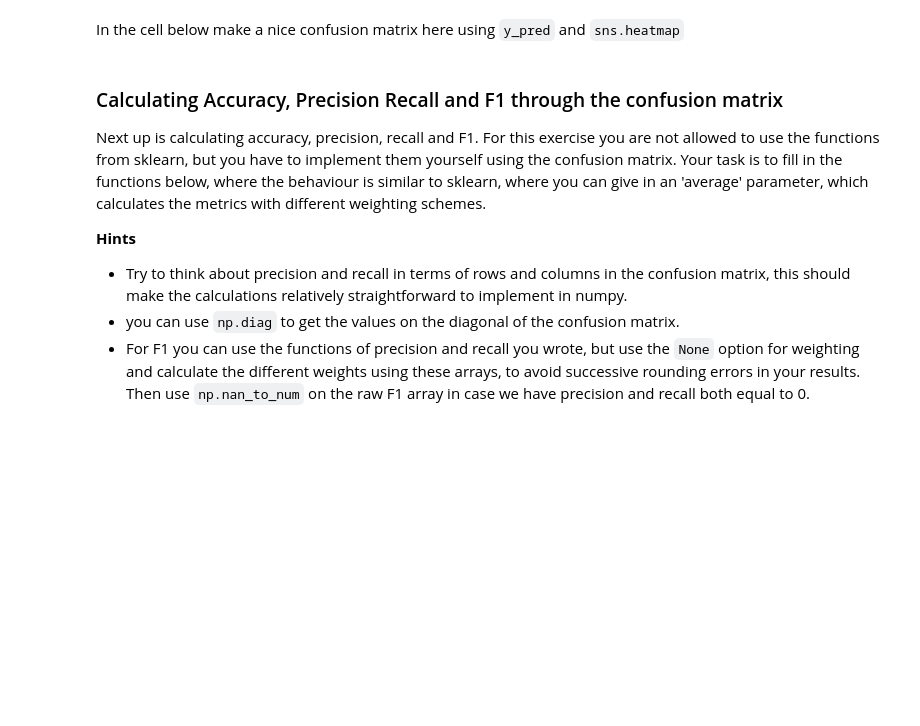
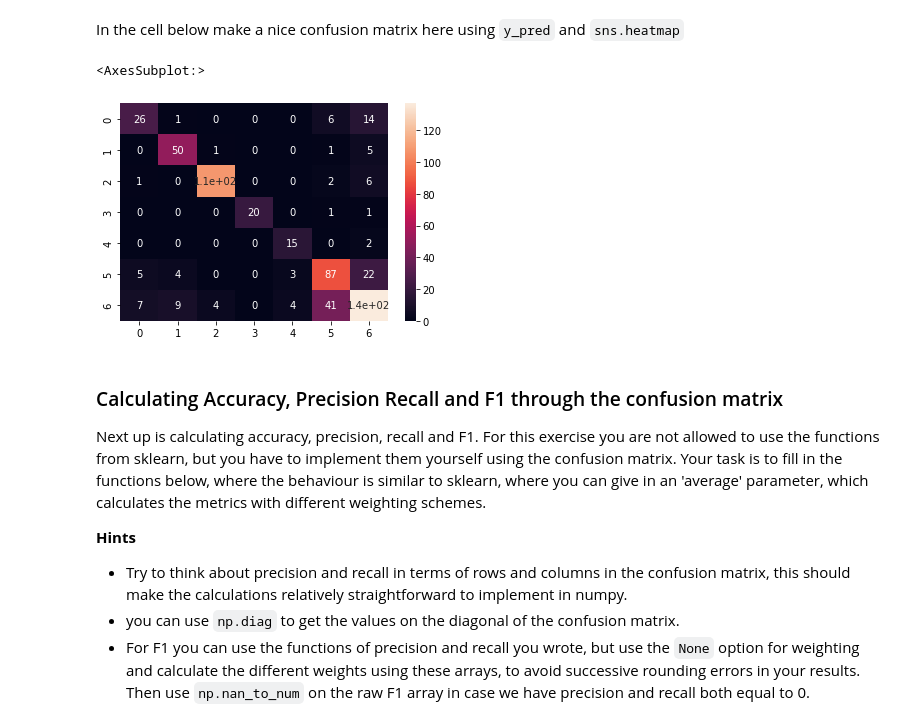
Before and after one commit to basten-leeftink/Toegepaste-Machene-Learning-Basten, a Jupyter notebook: Week3/AssignmentWeek3.ipynb, the cells around one changed output. Drawn from its saved outputs; the diff is of its cells as text; code cells hidden in the pictures; blank space fills up the shorter version.

```diff
--- a/Week3/AssignmentWeek3.ipynb
+++ b/Week3/AssignmentWeek3.ipynb
@@ -172,9 +218,7 @@ Now that we have added the target column to the data we can create the train tes
 # %%
 # start up split
 from sklearn.model_selection import train_test_split
-train_X, test_X, train_y, test_y = None, None, None, None
-
-#WRITE YOUR CODE HERE
+train_X, test_X, train_y, test_y = train_test_split(new_df.drop('target', axis=1), new_df['target'], test_size=0.3, train_size= 0.7, random_state=0, stratify=new_df['target'])
 # %%
 # run the following print statements, if the proportions are similar
 # it means that stratification is working correctly
@@ -187,3 +251,6 @@ print(pd.Series(test_y).value_counts(normalize=True))
+# %%
+train_X=(train_X-train_X.mean())/train_X.std()
+test_X=(test_X-test_X.mean())/test_X.std()
 # %% [markdown]
 Next up is running the K Nearest Neighbours algorithm on the data, complete the function below, where you are allowed to use the sklearn function `KNeighborsClassifier`, we do this in a fucntion so that we can experiment with parameters later if we want to.
 # %%
@@ -192,8 +259,10 @@ from sklearn.neighbors import KNeighborsClassifier
 
 def knn_predict(train_features, train_labels, test_features, num_neighbors=5):
     y_pred = None
+
     classifier = KNeighborsClassifier(n_neighbors=num_neighbors)
-    #WRITE YOUR CODE HERE
+    classifier.fit(train_features,train_labels)
+    y_pred = classifier.predict(test_features)
 
     return np.array(y_pred)
 
@@ -215,6 +284,14 @@ def construct_confusion_matrix(gold_standard_labels, predicted_labels):
     # the size of the number of labels in the gold standard, understand why?
     number_of_classes = len(np.unique(gold_standard_labels))
     confusion_matrix = np.zeros((number_of_classes, number_of_classes))
+    list_classes = gold_standard_labels.to_list()
 
-    #WRITE YOUR CODE HERE
+
+    for index in range(len(gold_standard_labels)):
+        index_true = list_classes[index]
+        index_predicted = predicted_labels[index]
+        confusion_matrix[index_true][index_predicted] += 1
+
     return confusion_matrix
+
+construct_confusion_matrix(test_y, y_pred)
@@ -222,6 +307,12 @@ def construct_confusion_matrix(gold_standard_labels, predicted_labels):
 In the cell below make a nice confusion matrix here using `y_pred` and `sns.heatmap`
 # %%
 #WRITE YOUR CODE HERE
+import seaborn as sns
+
+sns.heatmap(construct_confusion_matrix(test_y, y_pred), annot=True)
+# %% [output]
+<AxesSubplot:>
+[figure, added]
 # %% [markdown]
 ### Calculating Accuracy, Precision Recall and F1 through the confusion matrix
 
```
Also changed, not shown: parts of 6 cells of this notebook.
